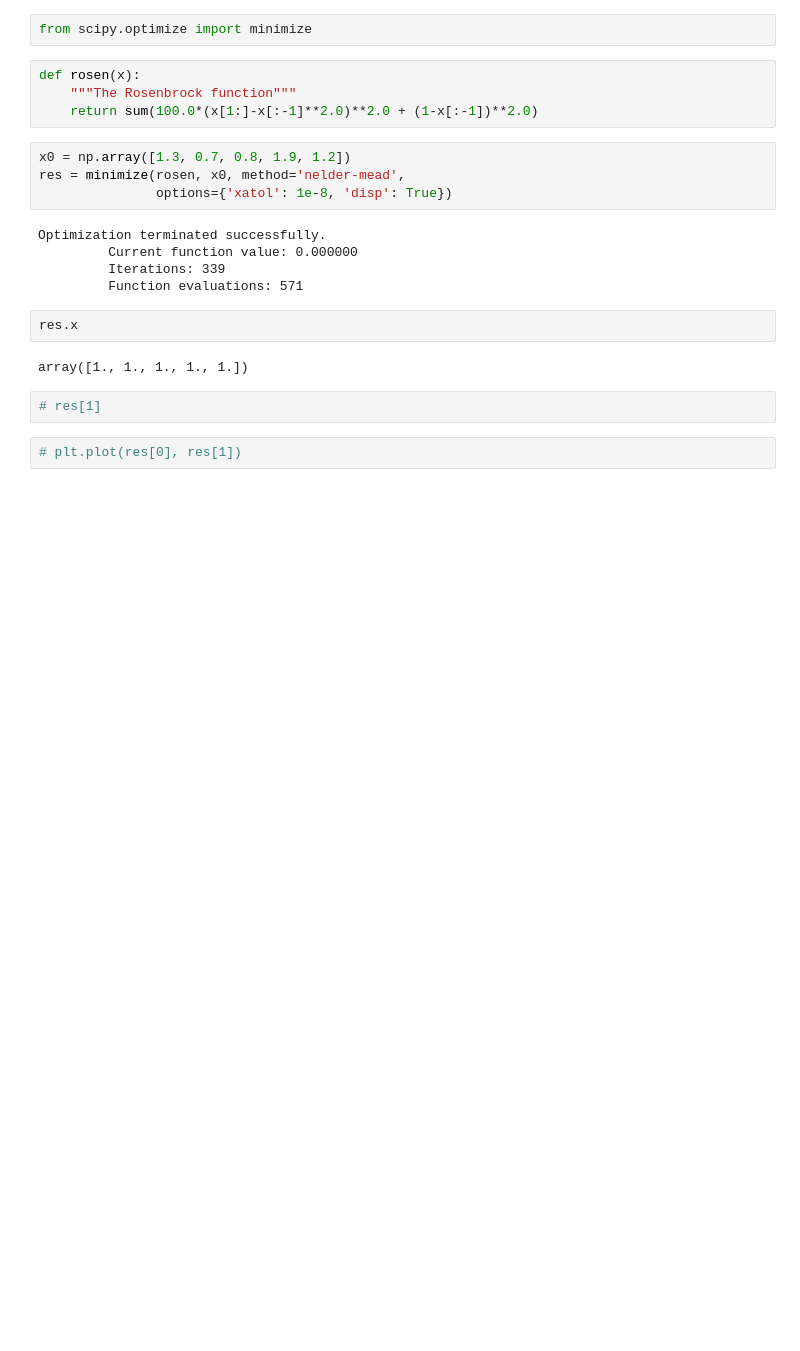
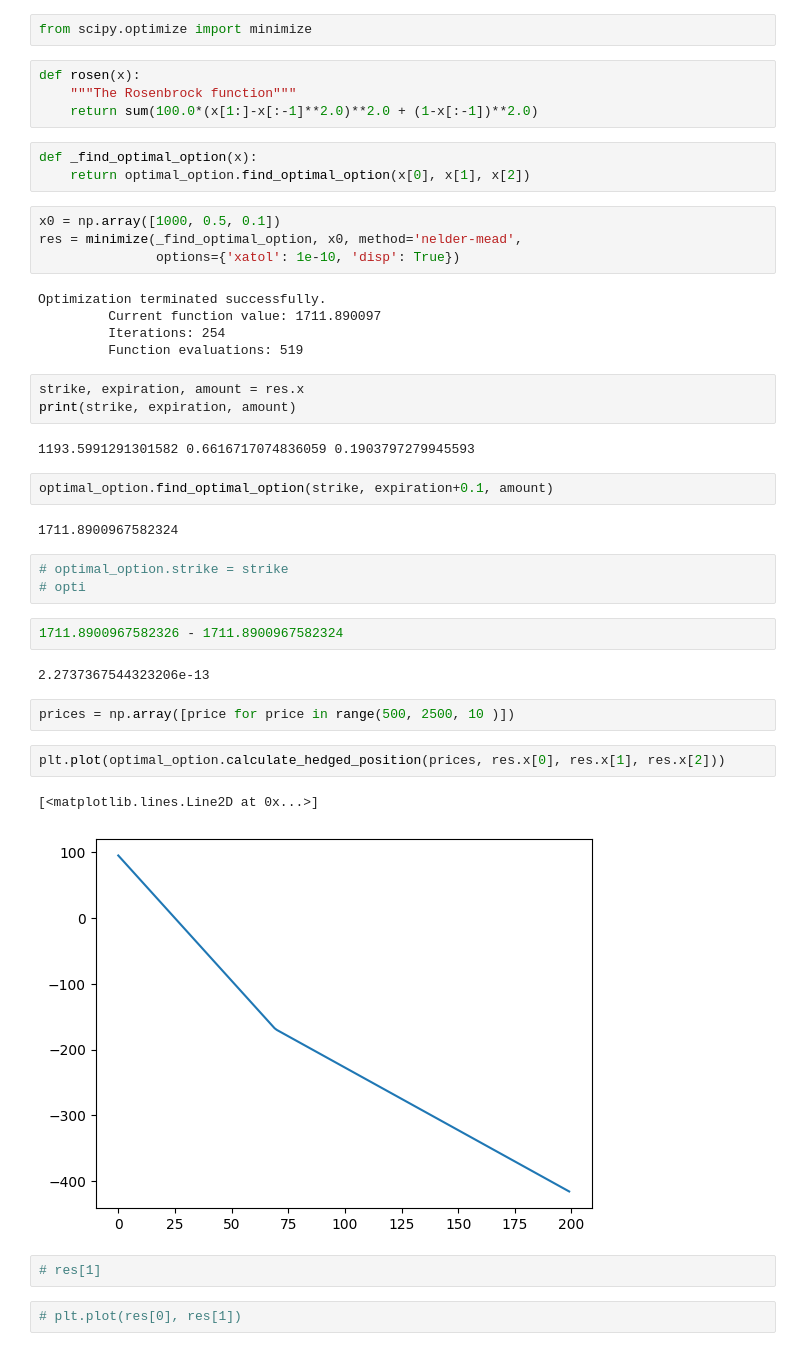
Before and after one commit to DeltaDex-Protocol/research, a Jupyter notebook: backtest/long-dated-options.ipynb, the cells around one changed output. Drawn from its saved outputs; the diff is of its cells as text; blank space fills up the shorter version.

Commit message:
minimizes but not taking account of option cost

```diff
--- a/backtest/long-dated-options.ipynb
+++ b/backtest/long-dated-options.ipynb
@@ -192,19 +200,41 @@ from scipy.optimize import minimize
 def rosen(x):
     """The Rosenbrock function"""
     return sum(100.0*(x[1:]-x[:-1]**2.0)**2.0 + (1-x[:-1])**2.0)
+# %%
+def _find_optimal_option(x):
+    return optimal_option.find_optimal_option(x[0], x[1], x[2])
 # %%
-x0 = np.array([1.3, 0.7, 0.8, 1.9, 1.2])
-res = minimize(rosen, x0, method='nelder-mead',
-               options={'xatol': 1e-8, 'disp': True})
+x0 = np.array([1000, 0.5, 0.1])
+res = minimize(_find_optimal_option, x0, method='nelder-mead',
+               options={'xatol': 1e-10, 'disp': True})
 # %% [output]
 Optimization terminated successfully.
-         Current function value: 0.000000
-         Iterations: 339
-         Function evaluations: 571
+         Current function value: 1711.890097
+         Iterations: 254
+         Function evaluations: 519
 # %%
-res.x
+strike, expiration, amount = res.x
+print(strike, expiration, amount)
 # %% [output]
-array([1., 1., 1., 1., 1.])
+1193.5991291301582 0.6616717074836059 0.1903797279945593
+# %%
+optimal_option.find_optimal_option(strike, expiration+0.1, amount)
+# %% [output]
+1711.8900967582324
+# %%
+# optimal_option.strike = strike
+# opti
+# %%
+1711.8900967582326 - 1711.8900967582324
+# %% [output]
+2.2737367544323206e-13
+# %%
+prices = np.array([price for price in range(500, 2500, 10 )])
+# %%
+plt.plot(optimal_option.calculate_hedged_position(prices, res.x[0], res.x[1], res.x[2]))
+# %% [output]
+[<matplotlib.lines.Line2D at 0x...>]
+[figure, added]
 # %%
 # res[1]
 # %%
```
Also changed, not shown: parts of 3 cells of this notebook.
